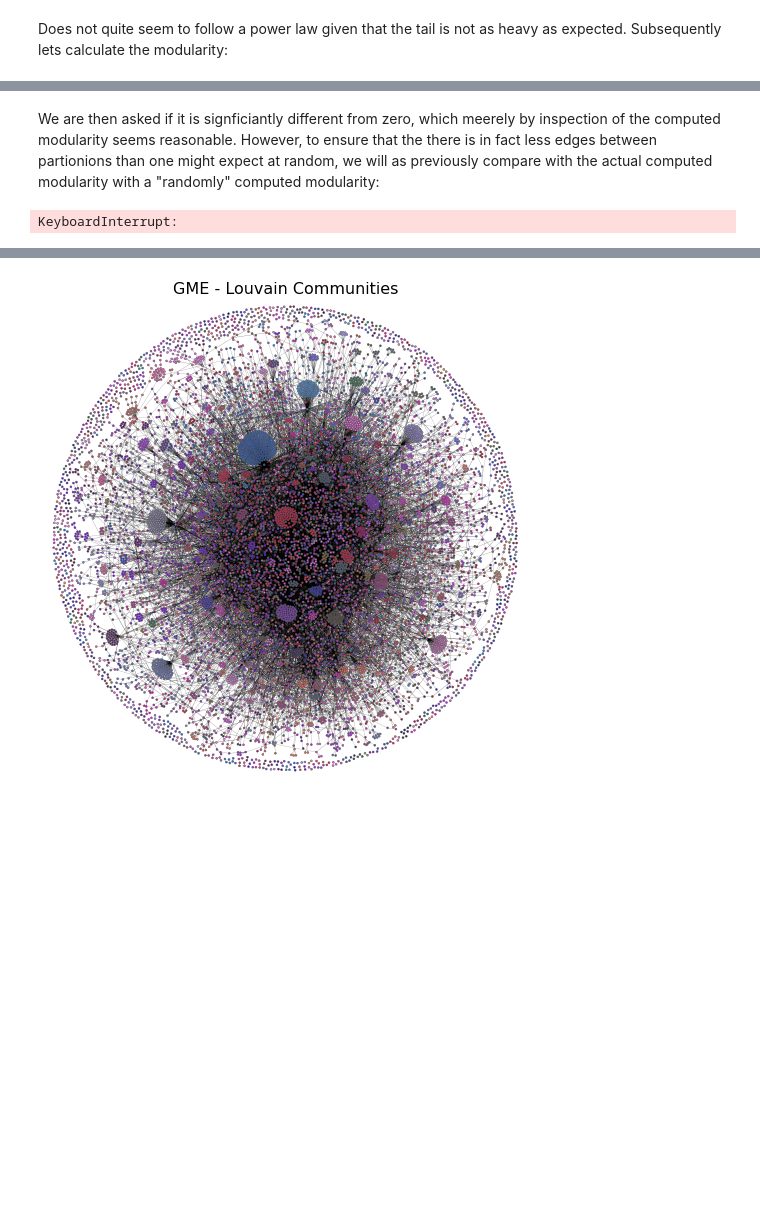
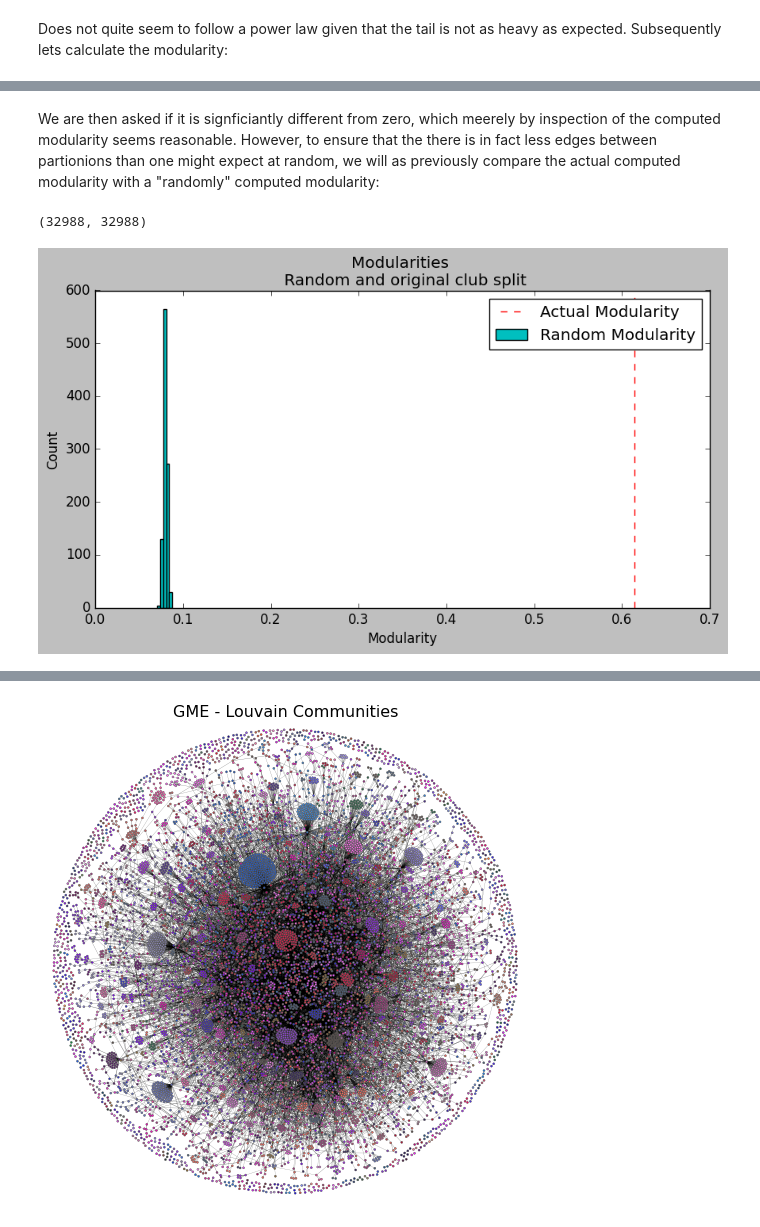
Before and after one commit to DanielHolmelund/Computational-Social-Science-02467, a Jupyter notebook: Assignment 2.ipynb, the cells around one changed output, grey strips where cells are left out. Saved outputs shown, nothing was run; the diff lists cells and outputs as text; code cells hidden in the pictures; blank space fills up the shorter version.

```diff
--- a/Assignment 2.ipynb
+++ b/Assignment 2.ipynb
@@ -719,19 +719,26 @@ Modularity of the GME network:  0.6115891079013841
 # %% [markdown]
-We are then asked if it is signficiantly different from zero, which meerely by inspection of the computed modularity seems reasonable. However, to ensure that the there is in fact less edges between partionions than one might expect at random, we will as previously compare with the actual computed modularity with a "randomly" computed modularity:
+We are then asked if it is signficiantly different from zero, which meerely by inspection of the computed modularity seems reasonable. However, to ensure that the there is in fact less edges between partionions than one might expect at random, we will as previously compare the actual computed modularity with a "randomly" computed modularity:
-# %%
-random_mods = []
-for _ in tqdm(range(1001)):
-    G_random = double_edge_swap(GME_graph, GME_graph.number_of_edges() + 10)
-    random_mods.append(modularity(G_random, list(community_dict.values())))
-
-plt.style.use('ggplot')
-fig, ax = plt.subplots(figsize=(10,5), dpi=100)
-ax.hist(random_mods, label="Random Modularity", bins=5, color='c')
-ax.axvline(modularity(GME_graph, list(community_dict.values())), linestyle='--', color='r', label="Actual Modularity")
-ax.set_title("Modularities \n Random and original club split")
-ax.set_xlabel("Modularity")
-ax.set_ylabel("Count")
-ax.legend()
-plt.show()
-# %% [output]
-KeyboardInterrupt:
+# %%
+sum(dict(temp.degree()).values()), sum(dict(GME_graph.degree()).values())
+# %% [output]
+(32988, 32988)
+# %%
+random_mods = []
+#Let's try networkx implementation to see if it is faster
+for _ in tqdm(range(1000)): #This is going to take way way to long time
+    #G_random = double_edge_swap(GME_graph, GME_graph.number_of_edges() + 10)
+    temp = GME_graph.copy()
+    nx.double_edge_swap(temp, nswap=GME_graph.number_of_edges(), max_tries=2 * GME_graph.number_of_edges())
+    random_mods.append(modularity(temp, list(community_dict.values())))
+
+
+fig, ax = plt.subplots(figsize=(10,5), dpi=100)
+ax.hist(random_mods, label="Random Modularity", bins=5, color='c')
+ax.axvline(modularity(GME_graph, list(community_dict.values())), linestyle='--', color='r', label="Actual Modularity")
+ax.set_title("Modularities \n Random and original club split")
+ax.set_xlabel("Modularity")
+ax.set_ylabel("Count")
+ax.legend()
+plt.show()
+# %% [output]
+[figure, added]
```
Also changed, not shown: parts of 44 cells of this notebook.
